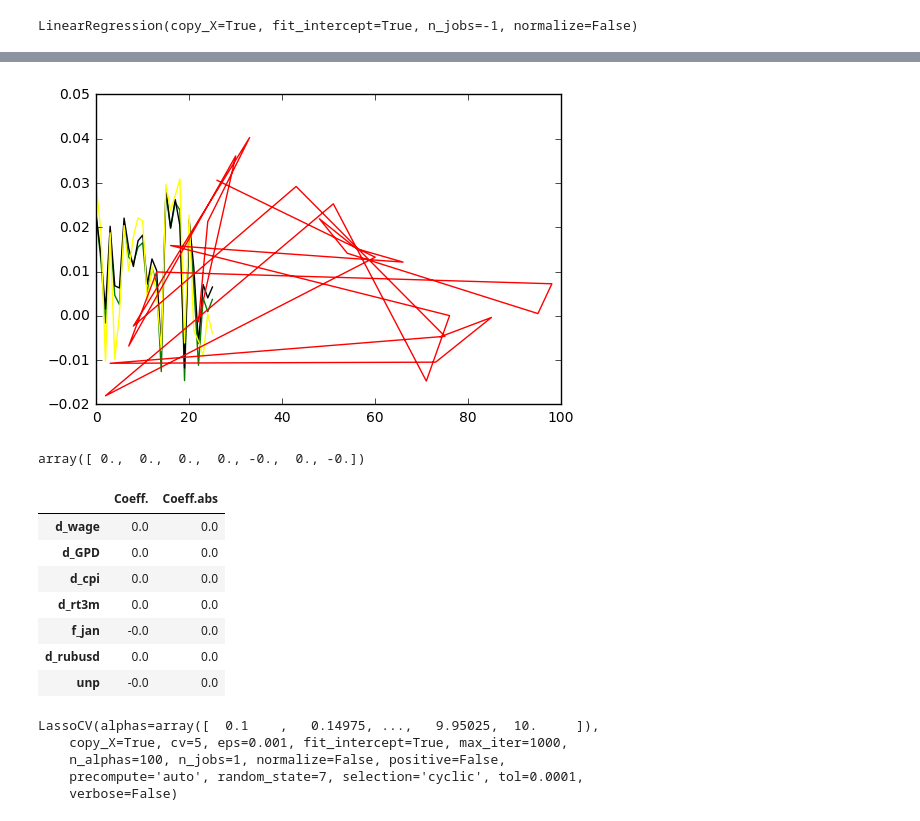
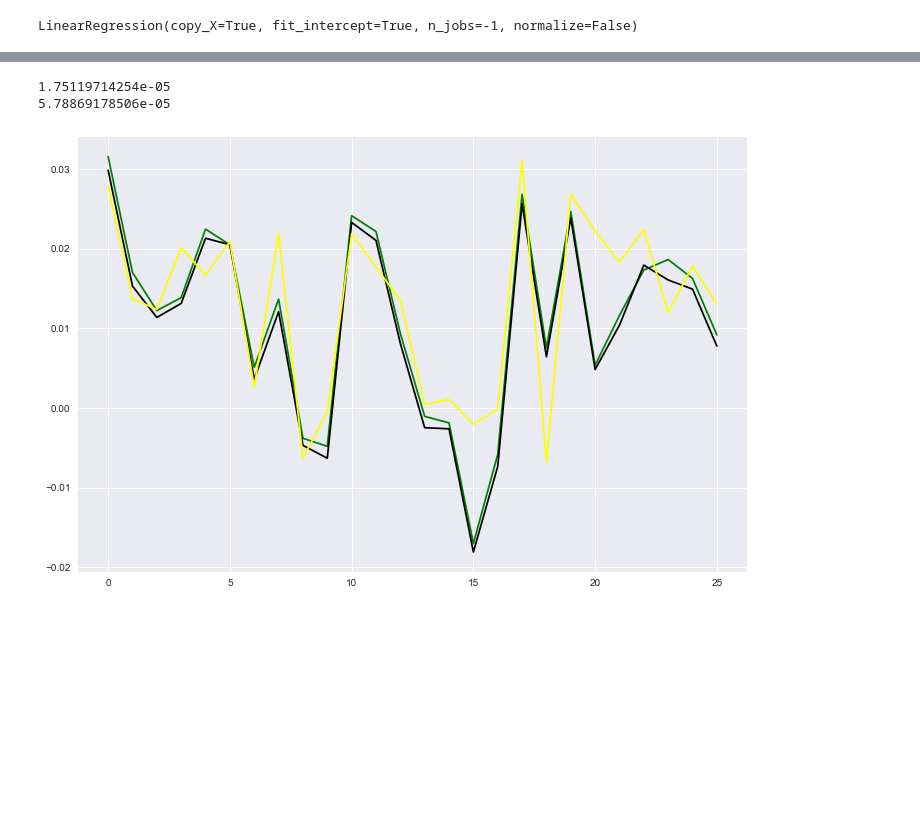
Before and after one commit to krutenyuk/Retail-depo, a Jupyter notebook: Data model.ipynb, the cells around one changed output, grey strips where cells are left out. Cells and saved outputs as stored; diff of their text form; code cells hidden in the pictures; blank space fills up the shorter version.

```diff
--- a/Data model.ipynb
+++ b/Data model.ipynb
@@ -20,7 +20,7 @@ from sklearn.linear_model import LogisticRegression,LinearRegression, LassoCV, L
 # %% [output]
 Populating the interactive namespace from numpy and matplotlib
 # %%
-xls_file = pd.ExcelFile('retail_vol_ccy_w_rt.xlsx')
-df = xls_file.parse('Total', index_col=['Date'])
+xls_file = pd.ExcelFile('retail_vol_ccy_w_rt_cpi.xlsx')
+df = xls_file.parse('Total')
 df.head()
 # %% [output]
@@ -27,0 +34,3 @@ NotImplementedError: parse_dates keyword of read_excel is not implemented
+# %%
+df['d_rubusd'][102] = 0
+df['d_rubusd'][102]
@@ -48,2 +60,2 @@ plt.show()
 # %%
-predictors = list(set(['d_rubusd','d_rt3m','d_GPD','d_wage','f_jan','unp' ,'d_cpi']))#'wage',,'f_dec'
+predictors = list(set(['d_rubusd','d_rt3m','dGPD','d_unp','f_dec','d_cpi']))#'wage',,'f_dec','f_jan','d_wage'
@@ -92,7 +114,10 @@ corr
 # %% [markdown]
 Разбиваем на обучающую и тестовую выборки
 # %%
-X_train,X_test,y_train,y_test =train_test_split(df[predictors],df['portf_gr'],random_state=42)
+X_train,X_test,y_train,y_test =train_test_split(df[predictors]
+                                                ,df['portf_gr'],random_state=42)
+X_total = df[predictors]
+y_total = df['portf_gr']
 # %% [markdown]
 Случайный лес
 # %%
@@ -182,39 +222,15 @@ test_l_pred_sc = linregsc.predict(X_test_scaled)
+# %%
+print(mean_squared_error(forest.predict(X_total), y_total))
+print(mean_squared_error(linregsc.predict(X_tot_scaled), y_total))
+# %% [output]
+1.75119714254e-05
+5.78869178506e-05
 # %%
 plt.plot(test_l_pred, label='linreg', c='green')
 plt.plot(test_l_pred_sc, label='Scaled', c='black')
 plt.plot(test_pred, label='forest', c='yellow')
-plt.plot(y_test, label='Actual', c='red')
+#plt.plot(pred_total, label='forest', c='red')
+#plt.plot(y_test, label='Actual', c='red')
 plt.show()
 # %% [output]
-[figure, old version]
+[figure, new version]
-# %%
-lasso1 = Lasso(alpha=0.01, random_state=42)
-#lasso1.fit(X_train_scaled, y_train)
-lasso1.fit(X_train, y_train)
-lasso1.coef_
-# %% [output]
-array([ 0.,  0.,  0.,  0., -0.,  0., -0.])
-# %%
-lasso1_coef = pd.DataFrame(np.c_[lasso1.coef_, np.abs(lasso1.coef_)], index=df[predictors].columns,
-                           columns=['Coeff.', 'Coeff.abs'])
-lasso1_coef.sort_values(by='Coeff.abs', ascending=False)
-# %% [output]
-|  | Coeff. | Coeff.abs |
-| d_wage | 0.0 | 0.0 |
-| d_GPD | 0.0 | 0.0 |
-| d_cpi | 0.0 | 0.0 |
-| d_rt3m | 0.0 | 0.0 |
-| f_jan | -0.0 | 0.0 |
-| d_rubusd | 0.0 | 0.0 |
-| unp | -0.0 | 0.0 |
-# %%
-alphas = np.linspace(0.1, 10, 200)
-lasso_cv = LassoCV(alphas=alphas,
-                   cv=5, random_state=7)
-lasso_cv.fit(X_train_scaled, y_train)
-# %% [output]
-LassoCV(alphas=array([  0.1    ,   0.14975, ...,   9.95025,  10.     ]),
-    copy_X=True, cv=5, eps=0.001, fit_intercept=True, max_iter=1000,
-    n_alphas=100, n_jobs=1, normalize=False, positive=False,
-    precompute='auto', random_state=7, selection='cyclic', tol=0.0001,
-    verbose=False)
```
Also changed, not shown: parts of 27 cells of this notebook.
